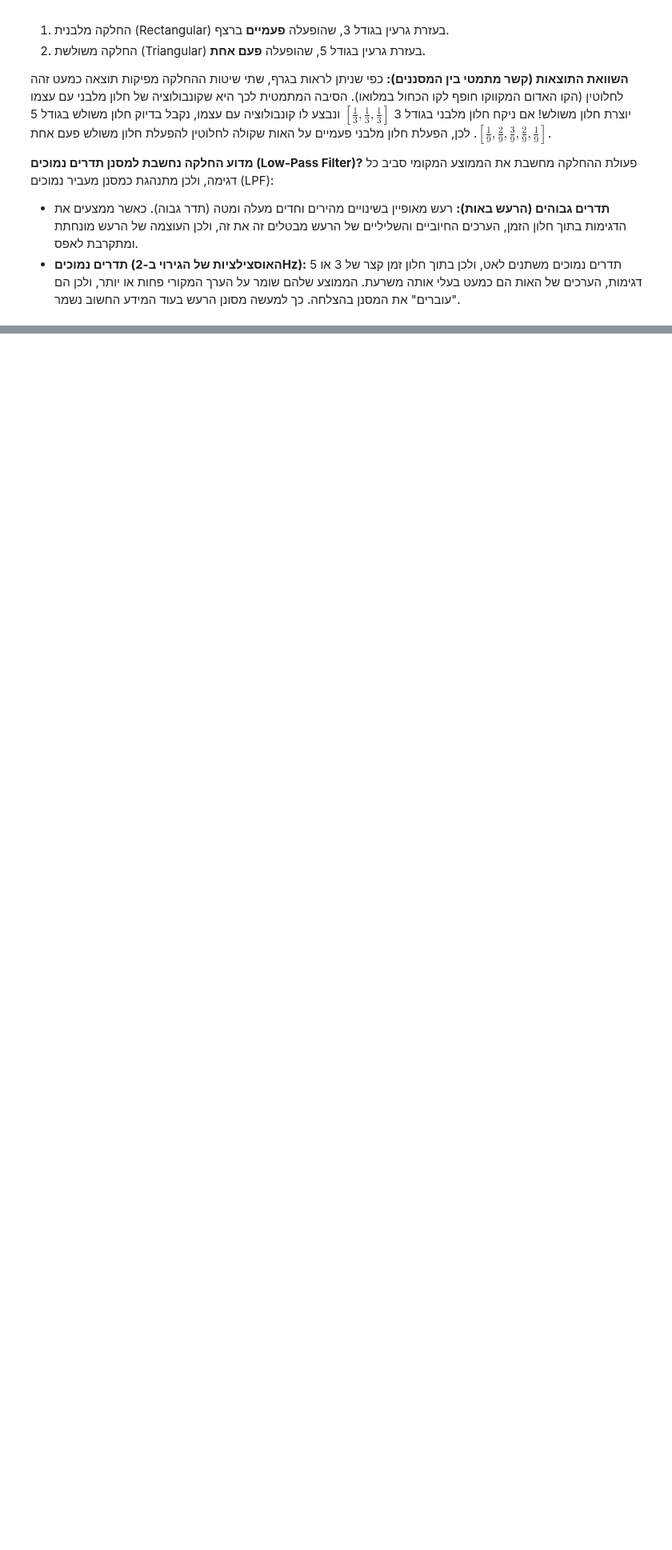
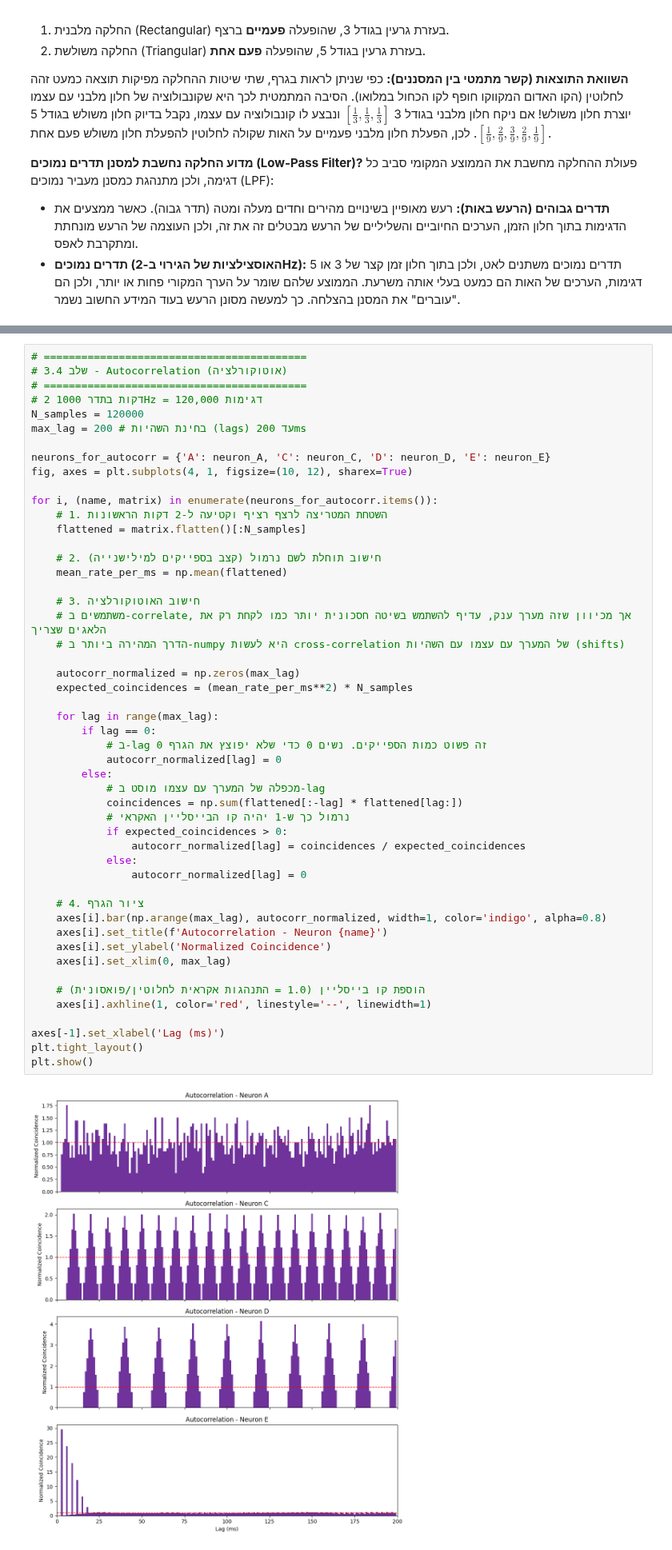
Before and after one commit to Royc4515/Project1_SignalProcessing, a Jupyter notebook: Project1_SignalProcessing.ipynb, the cells around one changed output, grey strips where cells are left out. Shown at 80% size. Saved outputs shown, nothing was run; the diff lists cells and outputs as text; blank space fills up the shorter version.

```diff
--- a/Project1_SignalProcessing.ipynb
+++ b/Project1_SignalProcessing.ipynb
@@ -513,0 +619,52 @@ plot_psth(neuron_D, 'D', bin_size_ms=1, xlim_ms=500)
+# %%
+# ==========================================
+# שלב 3.4 - Autocorrelation (אוטוקורלציה)
+# ==========================================
+# 2 דקות בתדר 1000Hz = 120,000 דגימות
+N_samples = 120000
+max_lag = 200 # בחינת השהיות (lags) עד 200ms
+
+neurons_for_autocorr = {'A': neuron_A, 'C': neuron_C, 'D': neuron_D, 'E': neuron_E}
+fig, axes = plt.subplots(4, 1, figsize=(10, 12), sharex=True)
+
+for i, (name, matrix) in enumerate(neurons_for_autocorr.items()):
+    # 1. השטחת המטריצה לרצף רציף וקטיעה ל-2 דקות הראשונות
+    flattened = matrix.flatten()[:N_samples]
+
+    # 2. חישוב תוחלת לשם נרמול (קצב בספייקים למילישנייה)
+    mean_rate_per_ms = np.mean(flattened)
+
+    # 3. חישוב האוטוקורלציה
+    # משתמשים ב-correlate, אך מכיוון שזה מערך ענק, עדיף להשתמש בשיטה חסכונית יותר כמו לקחת רק את הלאגים שצריך
+    # הדרך המהירה ביותר ב-numpy היא לעשות cross-correlation של המערך עם עצמו עם השהיות (shifts)
+
+    autocorr_normalized = np.zeros(max_lag)
+    expected_coincidences = (mean_rate_per_ms**2) * N_samples
+
+    for lag in range(max_lag):
+        if lag == 0:
+            # ב-lag 0 זה פשוט כמות הספייקים. נשים 0 כדי שלא יפוצץ את הגרף
+            autocorr_normalized[lag] = 0
+        else:
+            # מכפלה של המערך עם עצמו מוסט ב-lag
+            coincidences = np.sum(flattened[:-lag] * flattened[lag:])
+            # נרמול כך ש-1 יהיה קו הבייסליין האקראי
+            if expected_coincidences > 0:
+                autocorr_normalized[lag] = coincidences / expected_coincidences
+            else:
+                autocorr_normalized[lag] = 0
+
+    # 4. ציור הגרף
+    axes[i].bar(np.arange(max_lag), autocorr_normalized, width=1, color='indigo', alpha=0.8)
+    axes[i].set_title(f'Autocorrelation - Neuron {name}')
+    axes[i].set_ylabel('Normalized Coincidence')
+    axes[i].set_xlim(0, max_lag)
+
+    # הוספת קו בייסליין (1.0 = התנהגות אקראית לחלוטין/פואסונית)
+    axes[i].axhline(1, color='red', linestyle='--', linewidth=1)
+
+axes[-1].set_xlabel('Lag (ms)')
+plt.tight_layout()
+plt.show()
+# %% [output]
+[figure, added]
```
Also changed, not shown: parts of 12 cells of this notebook, 1 other file.
